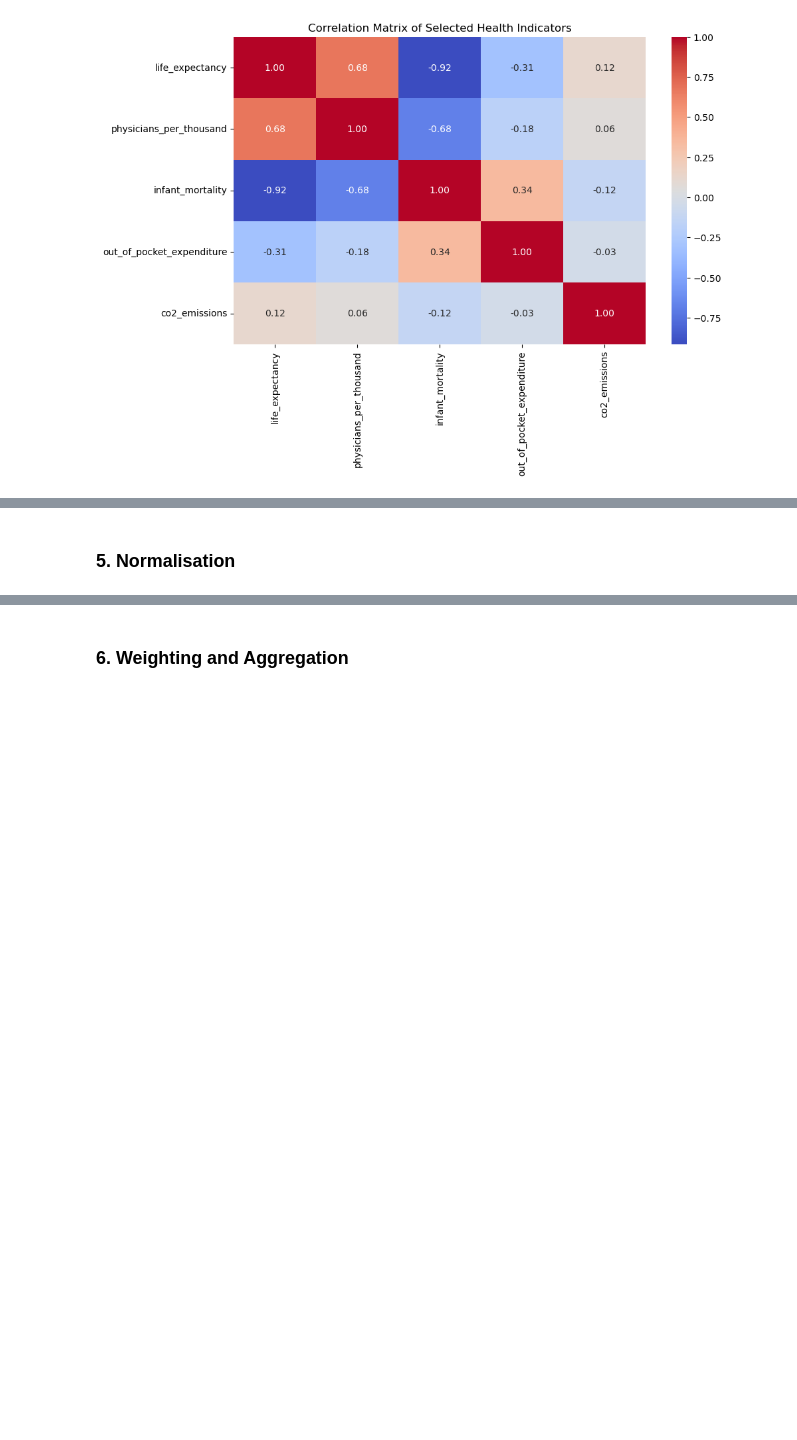
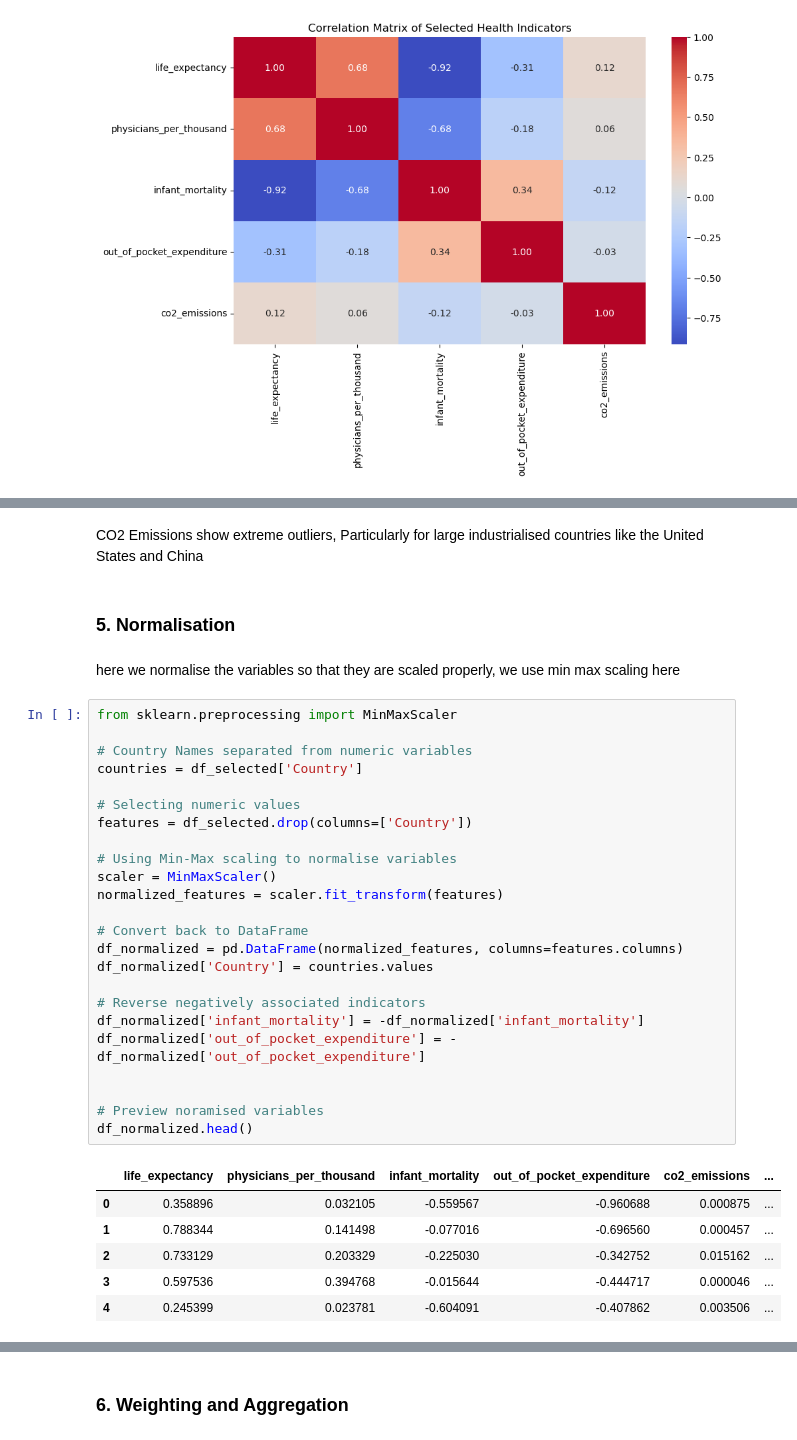
Before and after one commit to Matthew-Riddell/DAV_CA1, a Jupyter notebook: MATTHEW_RIDDELL_DAV_CA.ipynb, the cells around one changed output, grey strips where cells are left out. Saved outputs shown, nothing was run; the diff lists cells and outputs as text; blank space fills up the shorter version.

```diff
--- a/MATTHEW_RIDDELL_DAV_CA.ipynb
+++ b/MATTHEW_RIDDELL_DAV_CA.ipynb
@@ -369,2 +387,37 @@ plt.show()
+# %% [markdown]
+CO2 Emissions show extreme outliers, Particularly for large industrialised countries like the United States and China
 # %% [markdown]
 ### 5. Normalisation
+# %% [markdown]
+here we normalise the variables so that they are scaled properly, we use min max scaling here
+# %%
+from sklearn.preprocessing import MinMaxScaler
+
+# Country Names separated from numeric variables
+countries = df_selected['Country']
+
+# Selecting numeric values
+features = df_selected.drop(columns=['Country'])
+
+# Using Min-Max scaling to normalise variables
+scaler = MinMaxScaler()
+normalized_features = scaler.fit_transform(features)
+
+# Convert back to DataFrame
+df_normalized = pd.DataFrame(normalized_features, columns=features.columns)
+df_normalized['Country'] = countries.values
+
+# Reverse negatively associated indicators
+df_normalized['infant_mortality'] = -df_normalized['infant_mortality']
+df_normalized['out_of_pocket_expenditure'] = -df_normalized['out_of_pocket_expenditure']
+
+
+# Preview noramised variables
+df_normalized.head()
+# %% [output]
+|  | life_expectancy | physicians_per_thousand | infant_mortality | out_of_pocket_expenditure | co2_emissions | ... |
+| 0 | 0.358896 | 0.032105 | -0.559567 | -0.960688 | 0.000875 | ... |
+| 1 | 0.788344 | 0.141498 | -0.077016 | -0.696560 | 0.000457 | ... |
+| 2 | 0.733129 | 0.203329 | -0.225030 | -0.342752 | 0.015162 | ... |
+| 3 | 0.597536 | 0.394768 | -0.015644 | -0.444717 | 0.000046 | ... |
+| 4 | 0.245399 | 0.023781 | -0.604091 | -0.407862 | 0.003506 | ... |
```
Also changed, not shown: parts of 7 cells of this notebook.
